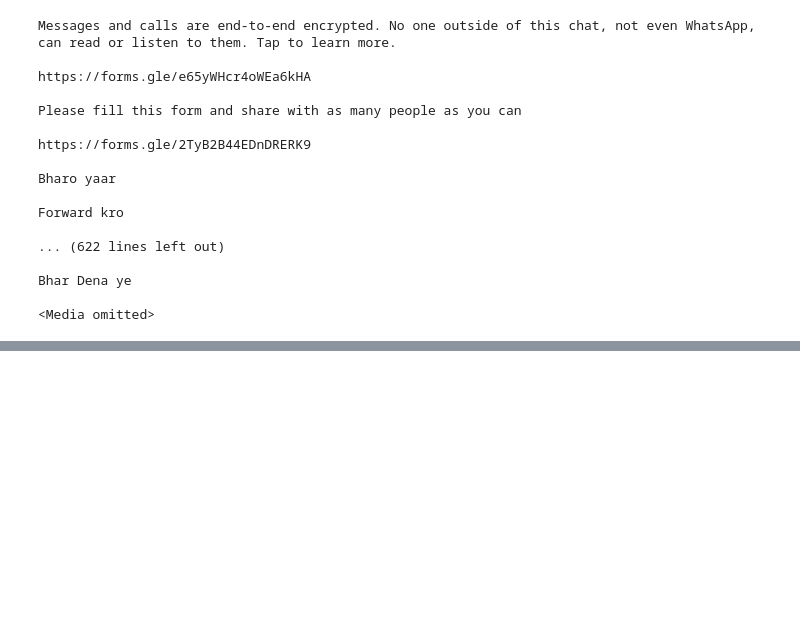
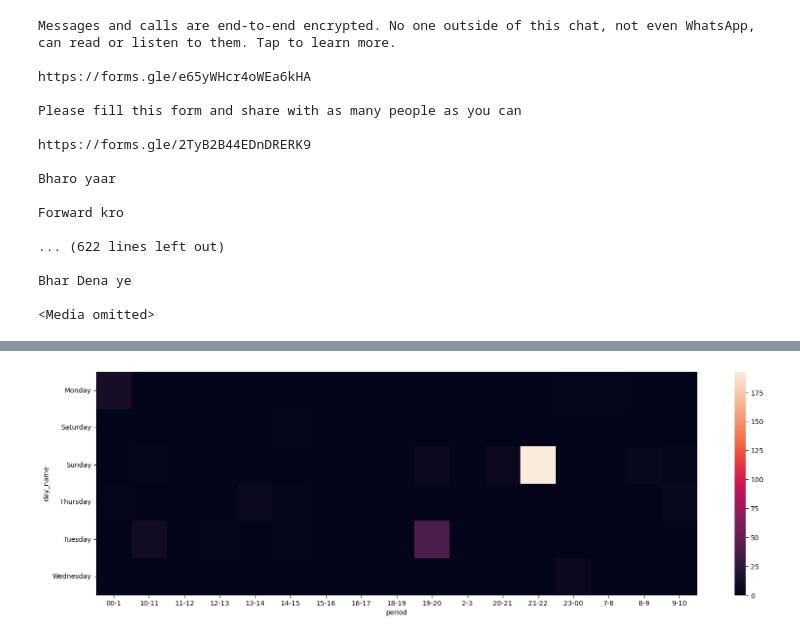
Before and after one commit to Tracer786/WhatsApp-Chat-Analyzer, a Jupyter notebook: WhatsApp Chat Analysis.ipynb, the cells around one changed output, grey strips where cells are left out. Cells and saved outputs as stored; diff of their text form; code cells hidden in the pictures; blank space fills up the shorter version.

```diff
--- a/WhatsApp Chat Analysis.ipynb
+++ b/WhatsApp Chat Analysis.ipynb
@@ -567,0 +657,2 @@ pd.DataFrame(Counter(emojis).most_common(len(Counter(emojis))))
+# %%
+df['day_name'] = df['date'].dt.day_name()
@@ -567,0 +678,11 @@ pd.DataFrame(Counter(emojis).most_common(len(Counter(emojis))))
+# %%
+period = []
+for hour in df[['day_name', 'hour']]['hour']:
+    if hour == 23:
+        period.append(str(hour) + "-" + str('00'))
+    elif hour == 0:
+        period.append(str('00') + "-" + str(hour+1))
+    else:
+        period.append(str(hour) + "-" + str(hour+1))
+# %%
+df['period'] = period
@@ -567,0 +698,8 @@ pd.DataFrame(Counter(emojis).most_common(len(Counter(emojis))))
+# %%
+import seaborn as sns
+plt.figure(figsize=(20,6))
+sns.heatmap(df.pivot_table(index='day_name',columns='period',values='message',aggfunc='count').fillna(0))
+plt.yticks(rotation = 'horizontal')
+plt.show()
+# %% [output]
+[figure, added]
```
Also changed, not shown: parts of 46 cells of this notebook, 3 other files.
